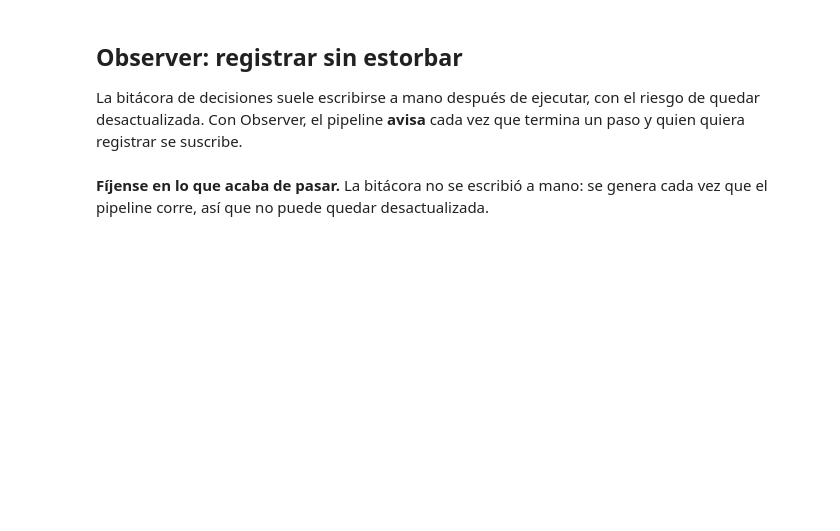
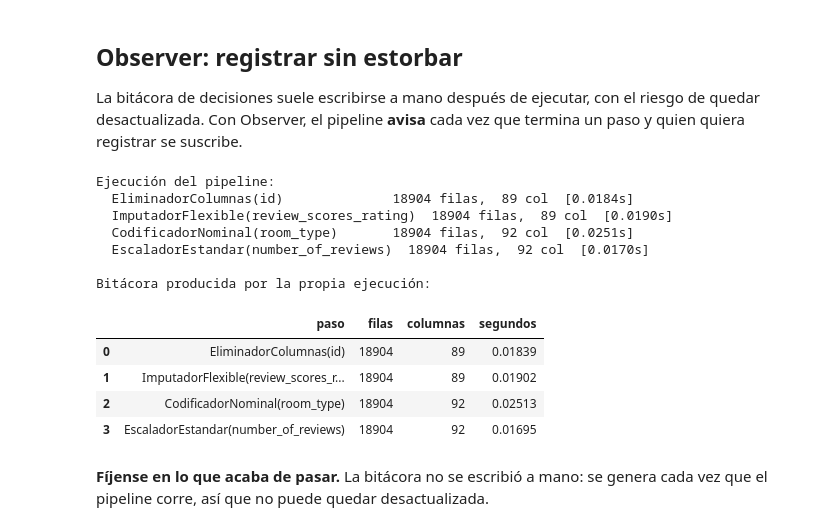
Before and after one commit to ggarcesv/grupo_8_magister_mcdi500, a Jupyter notebook: F3/S2_F3_NucleoAlgoritmico_Eficiencia_POO - AH.ipynb, the cells around one changed output. Drawn from its saved outputs; the diff is of its cells as text; code cells hidden in the pictures; blank space fills up the shorter version.

```diff
--- a/F3/S2_F3_NucleoAlgoritmico_Eficiencia_POO - AH.ipynb
+++ b/F3/S2_F3_NucleoAlgoritmico_Eficiencia_POO - AH.ipynb
@@ -1712,36 +1729,50 @@ class PipelineObservable(Pipeline):
 
     def suscribir(self, observador):
         self._observadores.append(observador)
         return self
 
     def transformar(self, df):
         if not self._ajustado:
             raise RuntimeError("Pipeline: hay que ajustar antes de transformar.")
         resultado = df.copy()
         for paso in self._pasos:
             inicio = time.perf_counter()
             resultado = paso.transformar(resultado)
             transcurrido = time.perf_counter() - inicio
             for observador in self._observadores:
                 observador.notificar(paso.nombre, len(resultado), resultado.shape[1],
                                      transcurrido, paso.parametros)
         return resultado
 
 
+# Instanciamos la bitácora y armamos el pipeline observable adaptado a Airbnb
 bitacora = Bitacora()
 pipe = PipelineObservable([
     EliminadorColumnas("id"),
-    ImputadorFlexible("bmi"),
-    CodificadorNominal("work_type"),
-    EscaladorEstandar("age"),
+    ImputadorFlexible("review_scores_rating"),
+    CodificadorNominal("room_type"),
+    EscaladorEstandar("number_of_reviews"),
 ])
 pipe.suscribir(bitacora).suscribir(ReporteConsola())
 
 print("Ejecución del pipeline:")
 salida = pipe.ajustar(datos).transformar(datos)
 
 print("\nBitácora producida por la propia ejecución:")
 bitacora.a_dataframe()[["paso", "filas", "columnas", "segundos"]]
+# %% [output]
+Ejecución del pipeline:
+  EliminadorColumnas(id)              18904 filas,  89 col  [0.0184s]
+  ImputadorFlexible(review_scores_rating)  18904 filas,  89 col  [0.0190s]
+  CodificadorNominal(room_type)       18904 filas,  92 col  [0.0251s]
+  EscaladorEstandar(number_of_reviews)  18904 filas,  92 col  [0.0170s]
+
+Bitácora producida por la propia ejecución:
+|  | paso | filas | columnas | segundos |
+| 0 | EliminadorColumnas(id) | 18904 | 89 | 0.01839 |
+| 1 | ImputadorFlexible(review_scores_r... | 18904 | 89 | 0.01902 |
+| 2 | CodificadorNominal(room_type) | 18904 | 92 | 0.02513 |
+| 3 | EscaladorEstandar(number_of_reviews) | 18904 | 92 | 0.01695 |
 # %% [markdown]
 **Fíjense en lo que acaba de pasar.** La bitácora no se escribió a mano: se genera cada
 vez que el pipeline corre, así que no puede quedar desactualizada.
```
Also changed, not shown: parts of 6 cells of this notebook.
